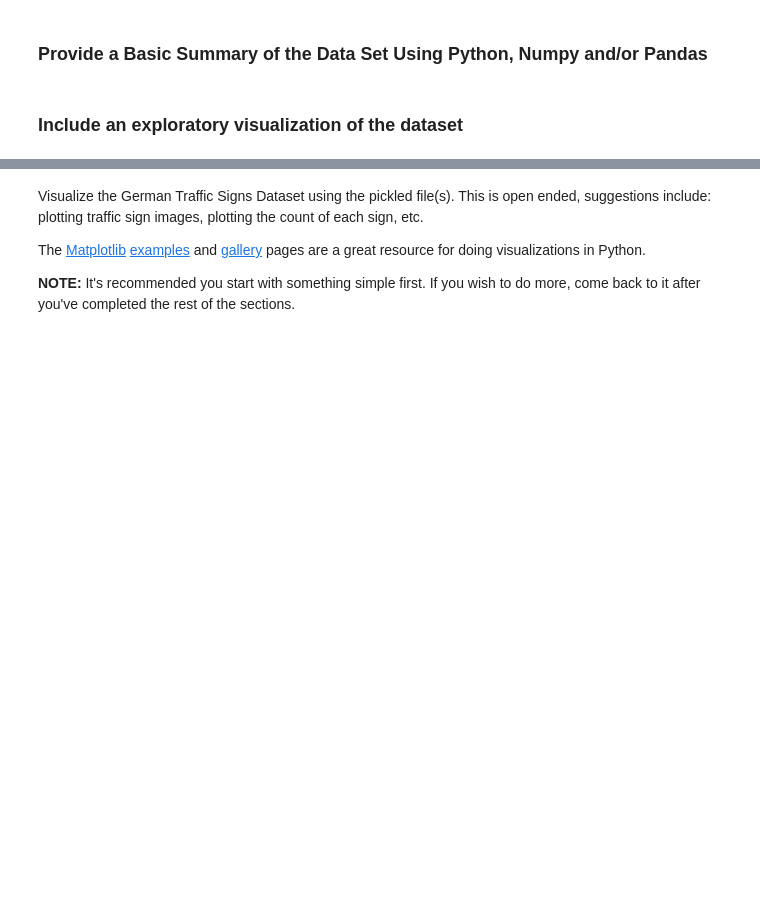
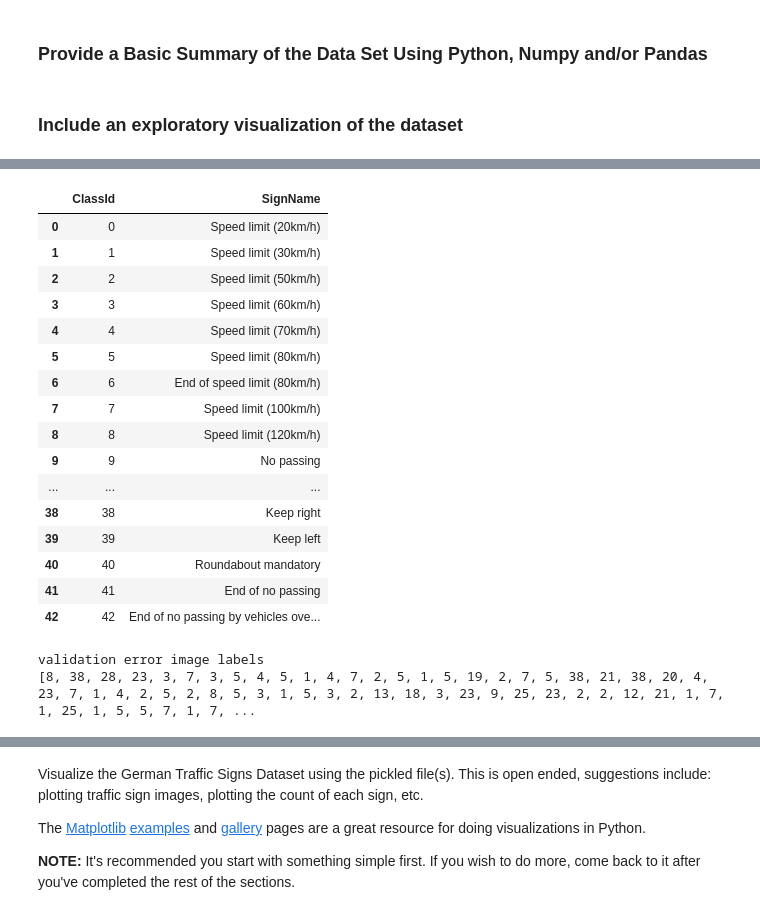
Before and after one commit to duke24k/self-driving-car-nd, a Jupyter notebook: p2/Traffic_Sign_Classifier_submit_revised.ipynb, the cells around one changed output, grey strips where cells are left out. Saved outputs shown, nothing was run; the diff lists cells and outputs as text; code cells hidden in the pictures; blank space fills up the shorter version.

```diff
--- a/p2/Traffic_Sign_Classifier_submit_revised.ipynb
+++ b/p2/Traffic_Sign_Classifier_submit_revised.ipynb
@@ -488,0 +953,27 @@ Complete the basic data summary below. Use python, numpy and/or pandas methods t
+# %%
+traffic_signs = pd.read_csv("signnames.csv")
+traffic_signs
+# %% [output]
+|  | ClassId | SignName |
+| 0 | 0 | Speed limit (20km/h) |
+| 1 | 1 | Speed limit (30km/h) |
+| 2 | 2 | Speed limit (50km/h) |
+| 3 | 3 | Speed limit (60km/h) |
+| 4 | 4 | Speed limit (70km/h) |
+| 5 | 5 | Speed limit (80km/h) |
+| 6 | 6 | End of speed limit (80km/h) |
+| 7 | 7 | Speed limit (100km/h) |
+| 8 | 8 | Speed limit (120km/h) |
+| 9 | 9 | No passing |
+| ... | ... | ... |
+| 38 | 38 | Keep right |
+| 39 | 39 | Keep left |
+| 40 | 40 | Roundabout mandatory |
+| 41 | 41 | End of no passing |
+| 42 | 42 | End of no passing by vehicles ove... |
+# %%
+print("validation error image labels")
+print(debugger_valid_labels)
+# %% [output]
+validation error image labels
+[8, 38, 28, 23, 3, 7, 3, 5, 4, 5, 1, 4, 7, 2, 5, 1, 5, 19, 2, 7, 5, 38, 21, 38, 20, 4, 23, 7, 1, 4, 2, 5, 2, 8, 5, 3, 1, 5, 3, 2, 13, 18, 3, 23, 9, 25, 23, 2, 2, 12, 21, 1, 7, 1, 25, 1, 5, 5, 7, 1, 7, ...
```
Also changed, not shown: parts of 32 cells of this notebook.
